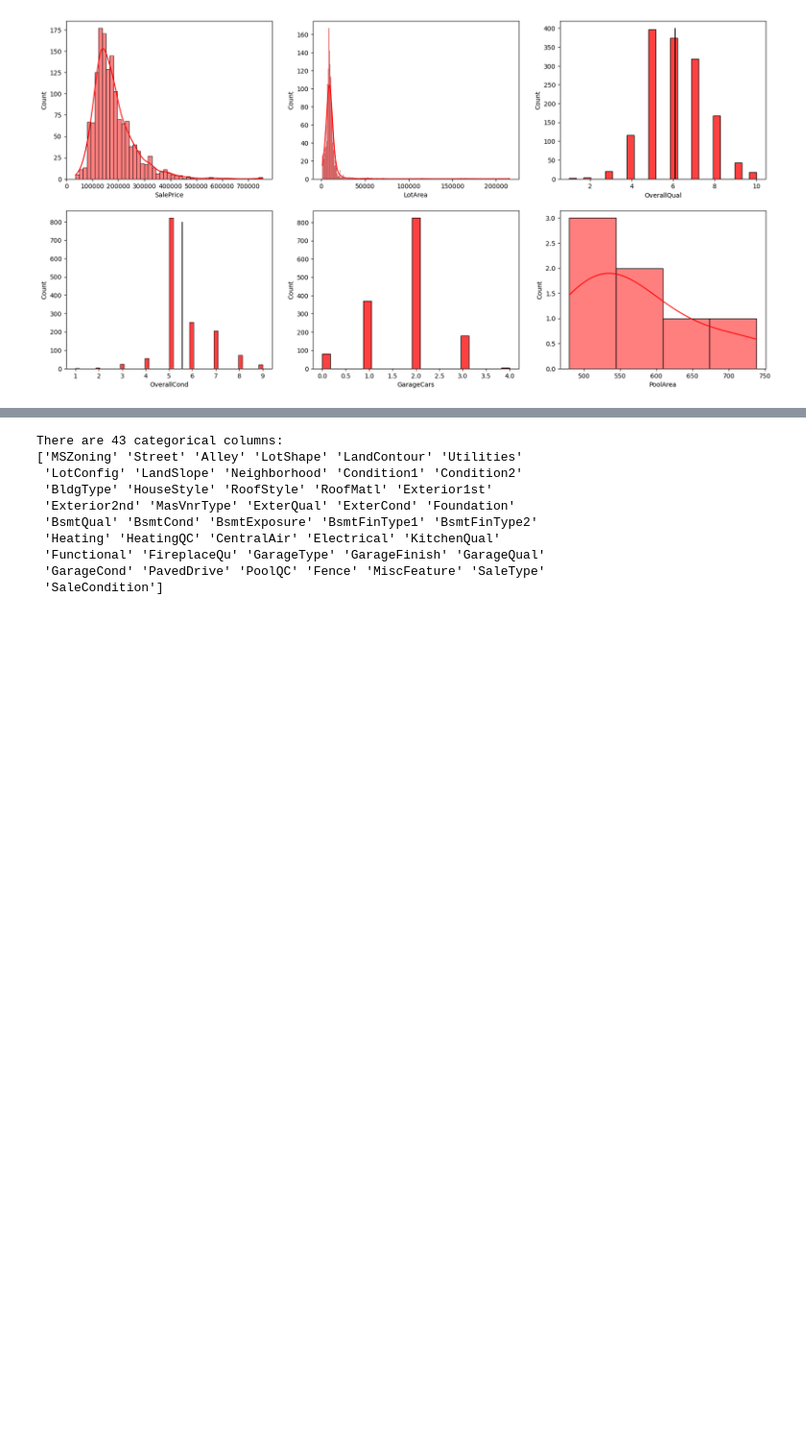
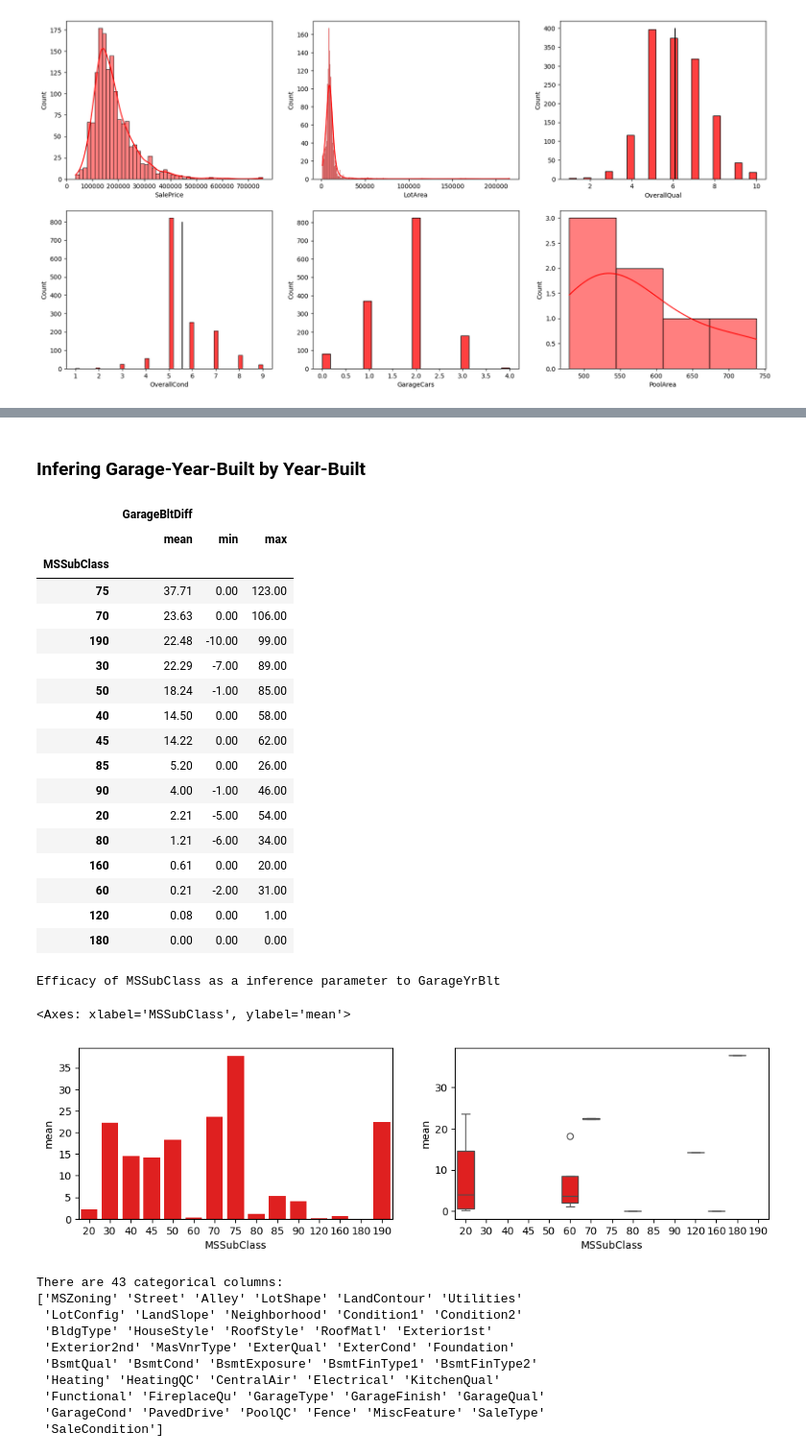
Before and after one commit to GabrielBifano/KaggleSubmissions, a Jupyter notebook: HousePricesIowa/eda.ipynb, the cells around one changed output, grey strips where cells are left out. Shown at 96% size. Drawn from its saved outputs; the diff is of its cells as text; code cells hidden in the pictures; blank space fills up the shorter version.

```diff
--- a/HousePricesIowa/eda.ipynb
+++ b/HousePricesIowa/eda.ipynb
@@ -138,3 +217,38 @@ ax[1][0].vlines(raw_train['OverallCond'].mean(), ymin=0, ymax=800, color="k", cl
+# %% [markdown]
+### Infering Garage-Year-Built by Year-Built
+# %%
+_ = raw_train[['YearBuilt', 'MSSubClass']].assign(GarageBltDiff=raw_train['GarageYrBlt'] - raw_train['YearBuilt'])\
+    .groupby([ 'MSSubClass'])\
+    .agg({'GarageBltDiff': ['mean', 'min', 'max'],})\
+    .sort_values(by=('GarageBltDiff', 'mean'), ascending=False)
+display(_.style.format('{:.2f}'))
+
+print(colored('Efficacy of MSSubClass as a inference parameter to GarageYrBlt', color='red', attrs=['bold', 'blink']))
+fig, ax = plt.subplots(1, 2, figsize=(12, 3))
+sns.barplot(_['GarageBltDiff']['mean'], color='red', ax=ax[0])
+sns.boxplot(x=raw_train['MSSubClass'], y=_['GarageBltDiff']['mean'], dodge=True, color='red', ax=ax[1])
+# %% [output]
+|  | GarageBltDiff |  |  |
+|  | mean | min | max |
+| MSSubClass |  |  |  |
+| 75 | 37.71 | 0.00 | 123.00 |
+| 70 | 23.63 | 0.00 | 106.00 |
+| 190 | 22.48 | -10.00 | 99.00 |
+| 30 | 22.29 | -7.00 | 89.00 |
+| 50 | 18.24 | -1.00 | 85.00 |
+| 40 | 14.50 | 0.00 | 58.00 |
+| 45 | 14.22 | 0.00 | 62.00 |
+| 85 | 5.20 | 0.00 | 26.00 |
+| 90 | 4.00 | -1.00 | 46.00 |
+| 20 | 2.21 | -5.00 | 54.00 |
+| 80 | 1.21 | -6.00 | 34.00 |
+| 160 | 0.61 | 0.00 | 20.00 |
+| 60 | 0.21 | -2.00 | 31.00 |
+| 120 | 0.08 | 0.00 | 1.00 |
+| 180 | 0.00 | 0.00 | 0.00 |
+Efficacy of MSSubClass as a inference parameter to GarageYrBlt
+<Axes: xlabel='MSSubClass', ylabel='mean'>
+[figure, added]
 # %%
 raw_categorical_train = raw_train.select_dtypes(exclude=numerical_types)
 print(colored(f'\nThere are {len(raw_categorical_train.columns)} categorical columns:', color='green', attrs=['blink']))
```
Also changed, not shown: parts of 23 cells of this notebook.
